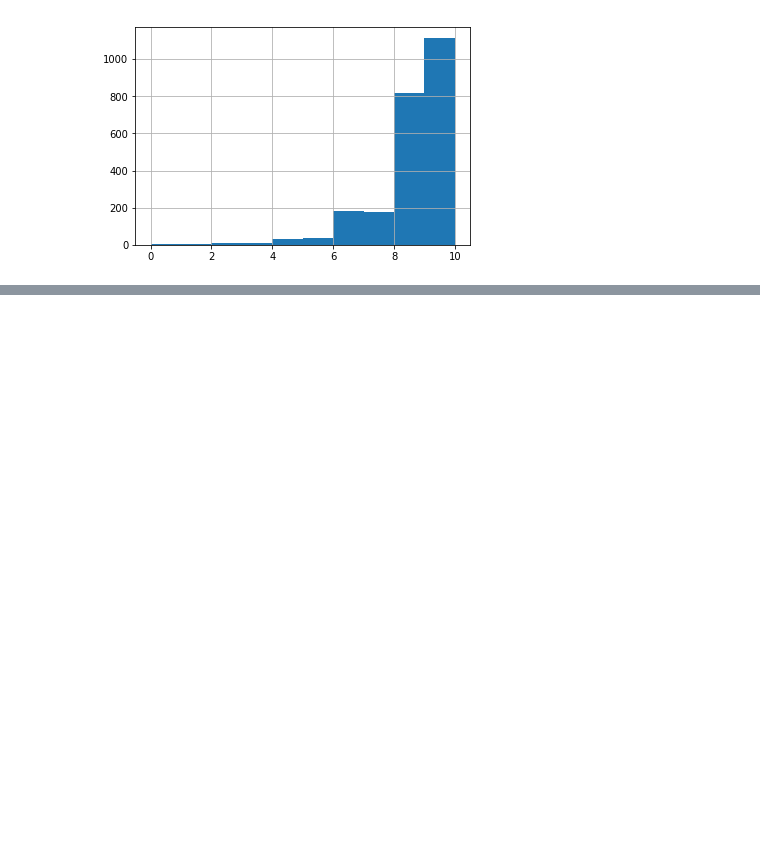
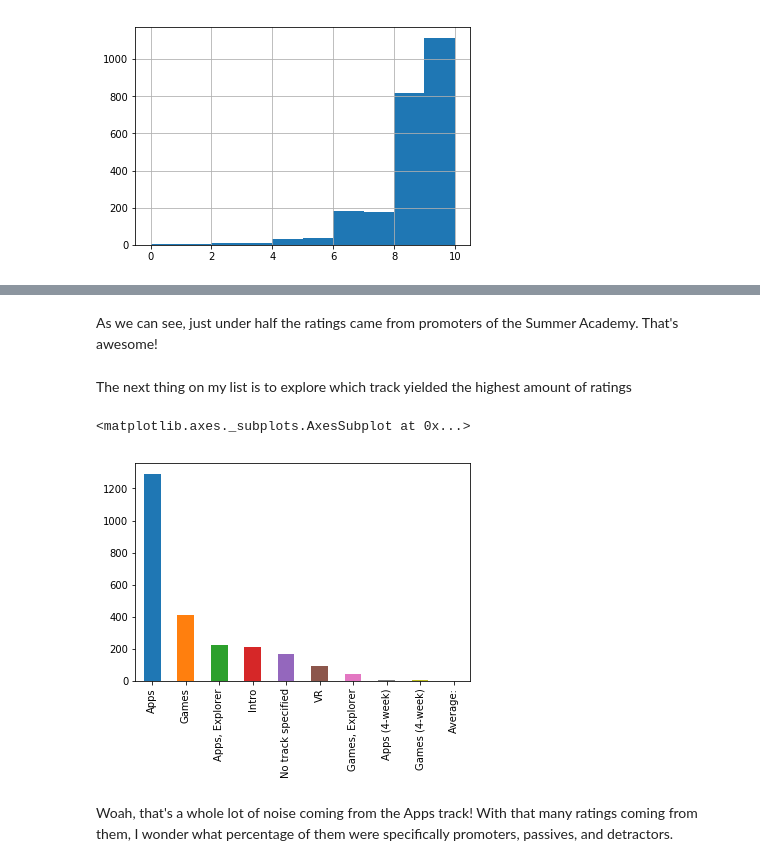
Before and after one commit to C3NZ/SANPS, a Jupyter notebook: Make School NPS.ipynb, the cells around one changed output, grey strips where cells are left out. Drawn from its saved outputs; the diff is of its cells as text; code cells hidden in the pictures; blank space fills up the shorter version.

```diff
--- a/Make School NPS.ipynb
+++ b/Make School NPS.ipynb
@@ -773,0 +801,11 @@ nps_df.rating.hist(bins=10)
+# %% [markdown]
+As we can see, just under half the ratings came from promoters of the Summer Academy. That's awesome!
+# %% [markdown]
+The next thing on my list is to explore which track yielded the highest amount of ratings
+# %%
+nps_df.track.value_counts().plot(kind='bar')
+# %% [output]
+<matplotlib.axes._subplots.AxesSubplot at 0x...>
+[figure, added]
+# %% [markdown]
+Woah, that's a whole lot of noise coming from the Apps track! With that many ratings coming from them, I wonder what percentage of them were specifically promoters, passives, and detractors.
```
Also changed, not shown: parts of 19 cells of this notebook.
